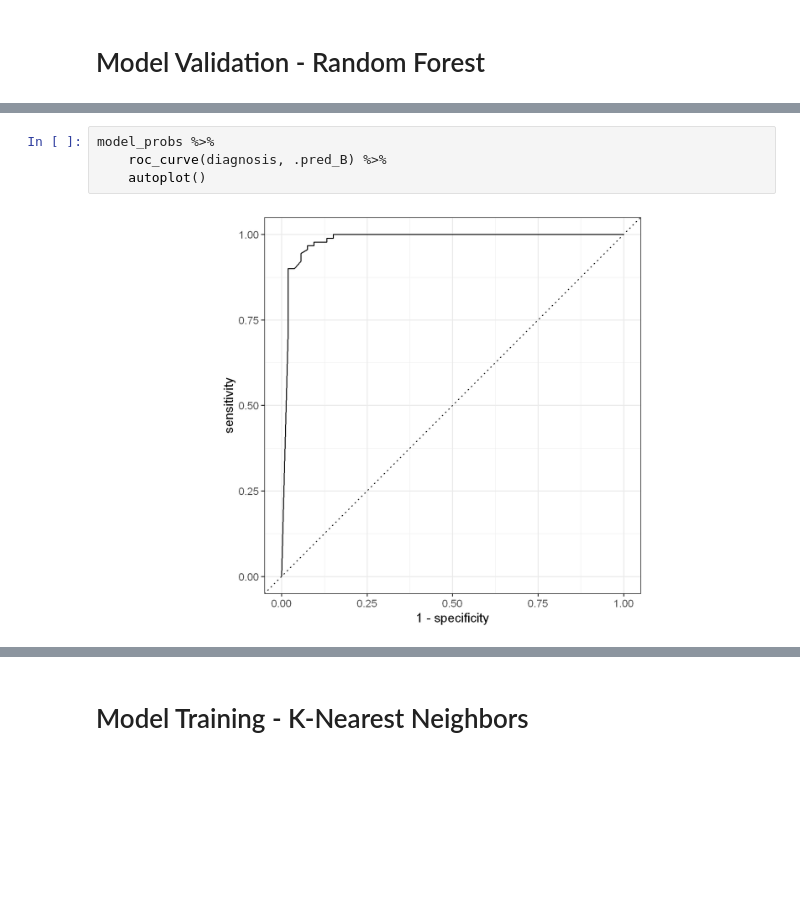
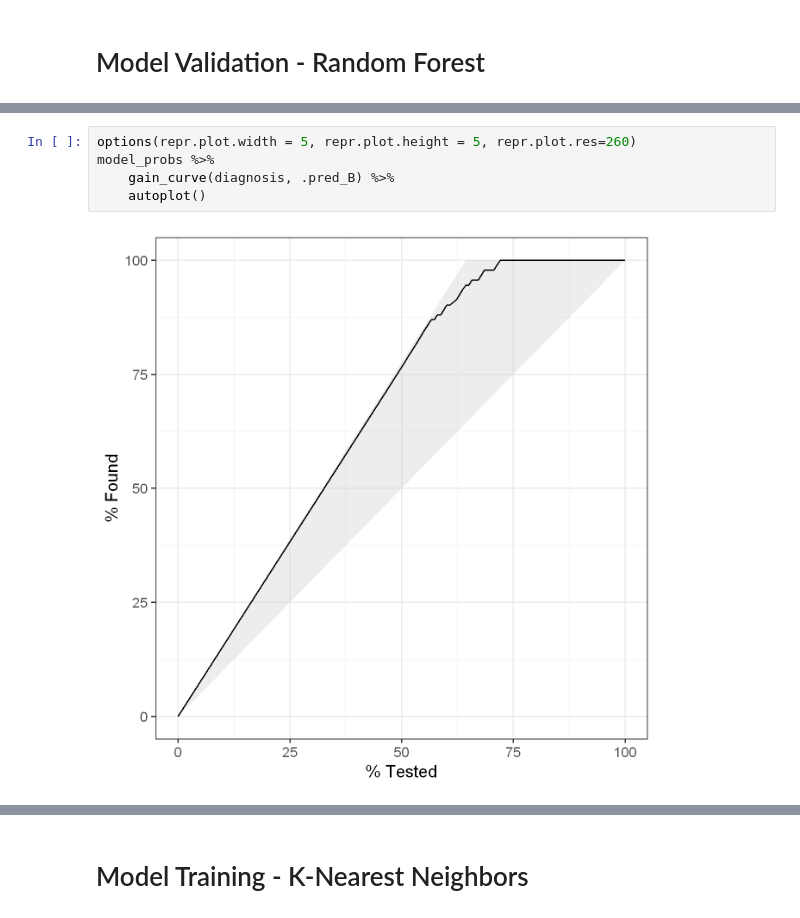
Before and after one commit to MichaszJ/Notebooks, a Jupyter notebook: Wisconsin Breast Cancer Classification.ipynb, the cells around one changed output, grey strips where cells are left out. Cells and saved outputs as stored; diff of their text form; blank space fills up the shorter version.

```diff
--- a/Wisconsin Breast Cancer Classification.ipynb
+++ b/Wisconsin Breast Cancer Classification.ipynb
@@ -321,6 +318,7 @@ model_probs %>%
-# %%
-model_probs %>%
-    roc_curve(diagnosis, .pred_B) %>%
-    autoplot()
-# %% [output]
-[figure, removed]
+# %%
+options(repr.plot.width = 5, repr.plot.height = 5, repr.plot.res=260)
+model_probs %>%
+    gain_curve(diagnosis, .pred_B) %>%
+    autoplot()
+# %% [output]
+[figure, added]
```
Also changed, not shown: parts of 31 cells of this notebook.
